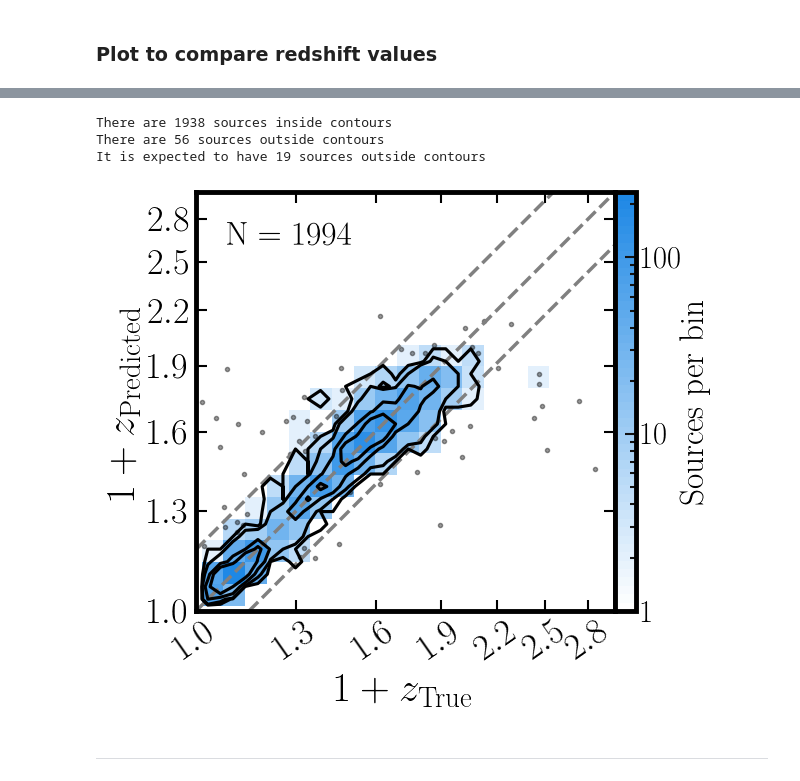
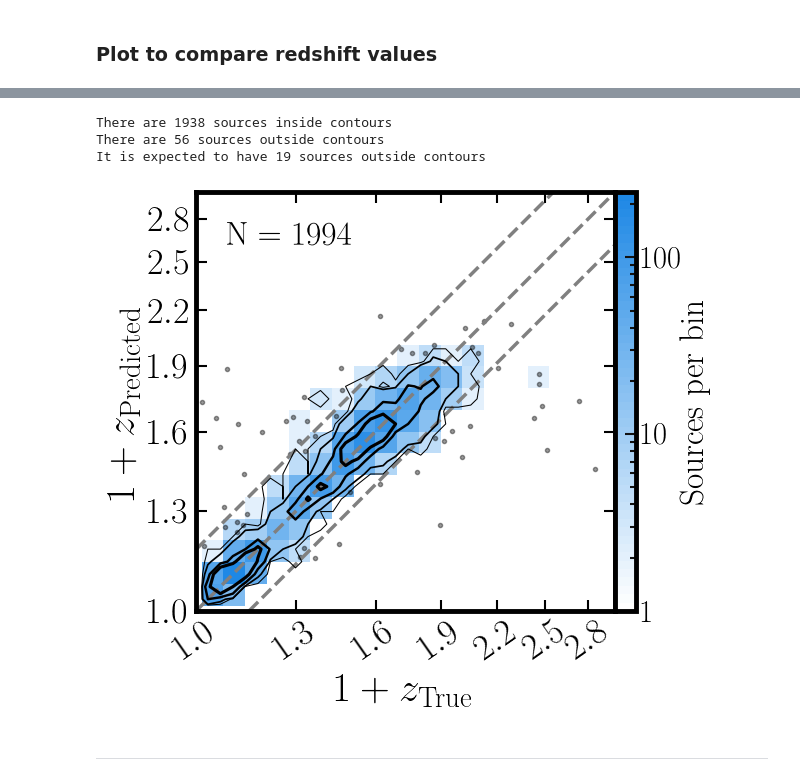
Before and after one commit to racarvajal/Pipeline_ML_6arcsec, a Jupyter notebook: ML_06.ipynb, the cells around one changed output, grey strips where cells are left out. Cells and saved outputs as stored; diff of their text form; code cells hidden in the pictures.

```diff
--- a/ML_06.ipynb
+++ b/ML_06.ipynb
@@ -1157,7 +1157,7 @@ H_SFG, x_centers_SFG, y_centers_SFG = gf.pad_matrix_zeros(H_SFG, xedges_SFG, yed
 CS_SFG = ax1.contour(x_centers_SFG, y_centers_SFG, H_SFG.T,
                      levels=density_thresholds[::-1],
                      colors=cm_gradient_black.reversed()(seq_cont),
-                     linewidths=2.25, zorder=3)
+                     linewidths=np.linspace(0.75, 2.25, len(sigmas_perc)), zorder=3)
 
 # Calculate percentage levels from density thresholds
 # density_percentages = [100.0 * cumulative_density[np.searchsorted(np.sort(H_flat), level)] for level in density_thresholds]
@@ -1326,7 +1326,7 @@ H_SFG, x_centers_SFG, y_centers_SFG = gf.pad_matrix_zeros(H_SFG, xedges_SFG, yed
 CS_SFG = ax1.contour(x_centers_SFG, y_centers_SFG, H_SFG.T,
                      levels=density_thresholds[::-1],
                      colors=cm_gradient_black.reversed()(seq_cont),
-                     linewidths=2.25, zorder=3)
+                     linewidths=np.linspace(0.75, 2.25, len(sigmas_perc)), zorder=3)
 
 # Calculate percentage levels from density thresholds
 # density_percentages = [100.0 * cumulative_density[np.searchsorted(np.sort(H_flat), level)] for level in density_thresholds]
@@ -1382,33 +1382,33 @@ ax1.set_ylabel('$1 + z_{\mathrm{Predicted}}$', size=30)
 plt.setp(ax1.spines.values(), linewidth=3.5)
 plt.setp(ax1.spines.values(), linewidth=3.5)
 
 
 arr_legends = ['$\mathrm{Predicted ~ rSFG}$']
 # ax1.legend([(cont_AGN, out_AGN)], arr_legends, scatterpoints=1,
 #                numpoints=1, handler_map={tuple: HandlerTuple(ndivide=None)}, loc='upper left',
 #            fontsize=18, title=r'$\mathrm{EMU-PS}$', title_fontsize=16)
 
 
 ax1.xaxis.set_ticks(np.arange(*lims_x, 0.3))
 ax1.yaxis.set_ticks(np.arange(*lims_y, 0.3))
 ax1.xaxis.set_major_formatter(ticker.FormatStrFormatter('$%0.1f$'))
 ax1.yaxis.set_major_formatter(ticker.FormatStrFormatter('$%0.1f$'))
 
 # ax1.xaxis.set_major_formatter(ScalarFormatter())
 # ax1.xaxis.set_minor_formatter(ticker.NullFormatter())
 ax1.xaxis.set_minor_locator(ticker.NullLocator())
 ax1.yaxis.set_minor_locator(ticker.NullLocator())
 ax1.tick_params(axis='x', labelrotation=35)
 
 ax1.set_aspect('equal', 'box')
 if save_plot_flag:
     plt.savefig(gv.plots_path + f'log_true_pred_z_pred_rSFG_{used_area}_{HETDEX_subset}.pdf',
                 bbox_inches='tight')
 plt.show()
 # %% [output]
 There are 1938 sources inside contours
 There are 56 sources outside contours
 It is expected to have 19 sources outside contours
-[figure, old version]
+[figure, new version]
 # %% [markdown]
 ---
```
Also changed, not shown: parts of 1 cell of this notebook.
